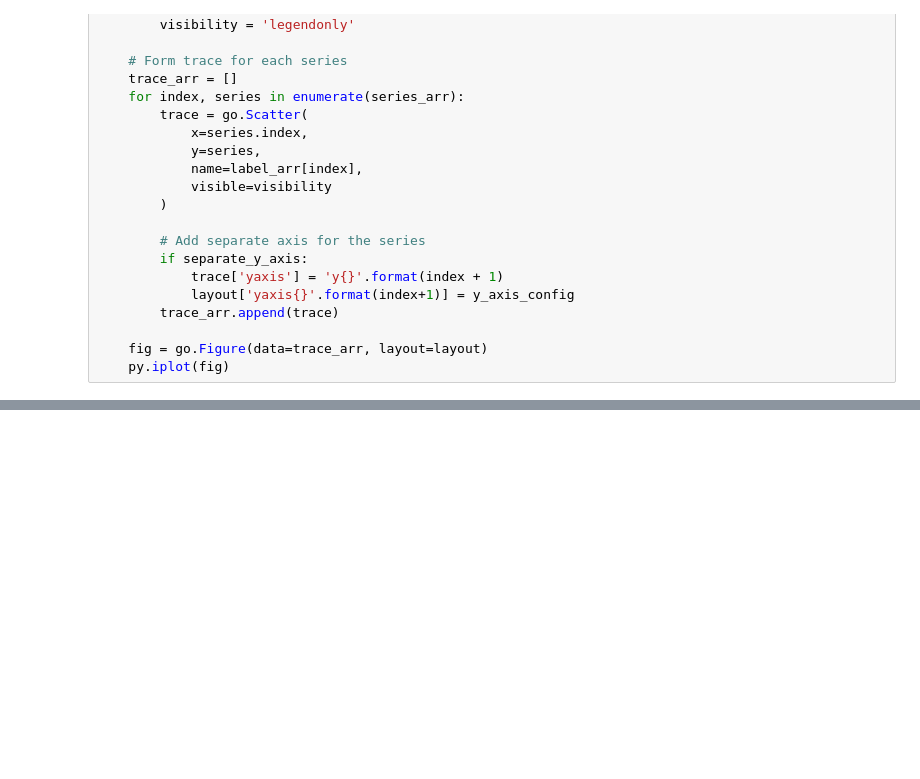
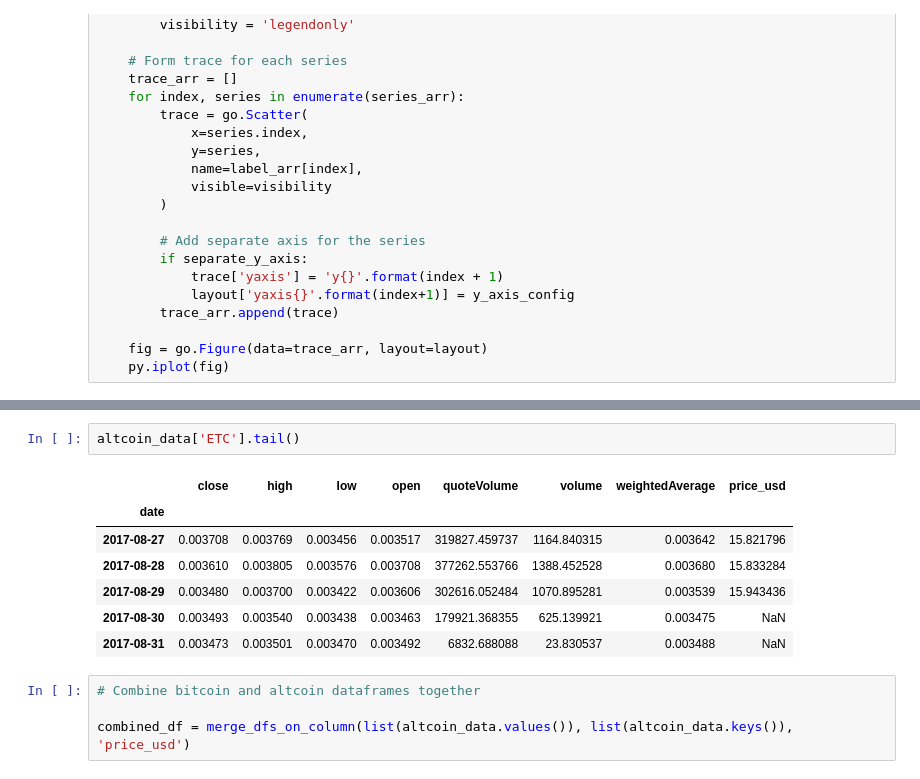
Before and after one commit to gavchan/cryptoca, a Jupyter notebook: Exploring Cryptocurrency Analysis.ipynb, the cells around one changed output, grey strips where cells are left out. Drawn from its saved outputs; the diff is of its cells as text; blank space fills up the shorter version.

```diff
--- a/Exploring Cryptocurrency Analysis.ipynb
+++ b/Exploring Cryptocurrency Analysis.ipynb
@@ -144,0 +234,14 @@ df_scatter(btc_usd_datasets, 'Bitcoin Price (USD) By Exchange')
+# %%
+altcoin_data['ETC'].tail()
+# %% [output]
+|  | close | high | low | open | quoteVolume | volume | weightedAverage | price_usd |
+| date |  |  |  |  |  |  |  |  |
+| 2017-08-27 | 0.003708 | 0.003769 | 0.003456 | 0.003517 | 319827.459737 | 1164.840315 | 0.003642 | 15.821796 |
+| 2017-08-28 | 0.003610 | 0.003805 | 0.003576 | 0.003708 | 377262.553766 | 1388.452528 | 0.003680 | 15.833284 |
+| 2017-08-29 | 0.003480 | 0.003700 | 0.003422 | 0.003606 | 302616.052484 | 1070.895281 | 0.003539 | 15.943436 |
+| 2017-08-30 | 0.003493 | 0.003540 | 0.003438 | 0.003463 | 179921.368355 | 625.139921 | 0.003475 | NaN |
+| 2017-08-31 | 0.003473 | 0.003501 | 0.003470 | 0.003492 | 6832.688088 | 23.830537 | 0.003488 | NaN |
+# %%
+# Combine bitcoin and altcoin dataframes together
+
+combined_df = merge_dfs_on_column(list(altcoin_data.values()), list(altcoin_data.keys()), 'price_usd')
```
Also changed, not shown: parts of 12 cells of this notebook.
